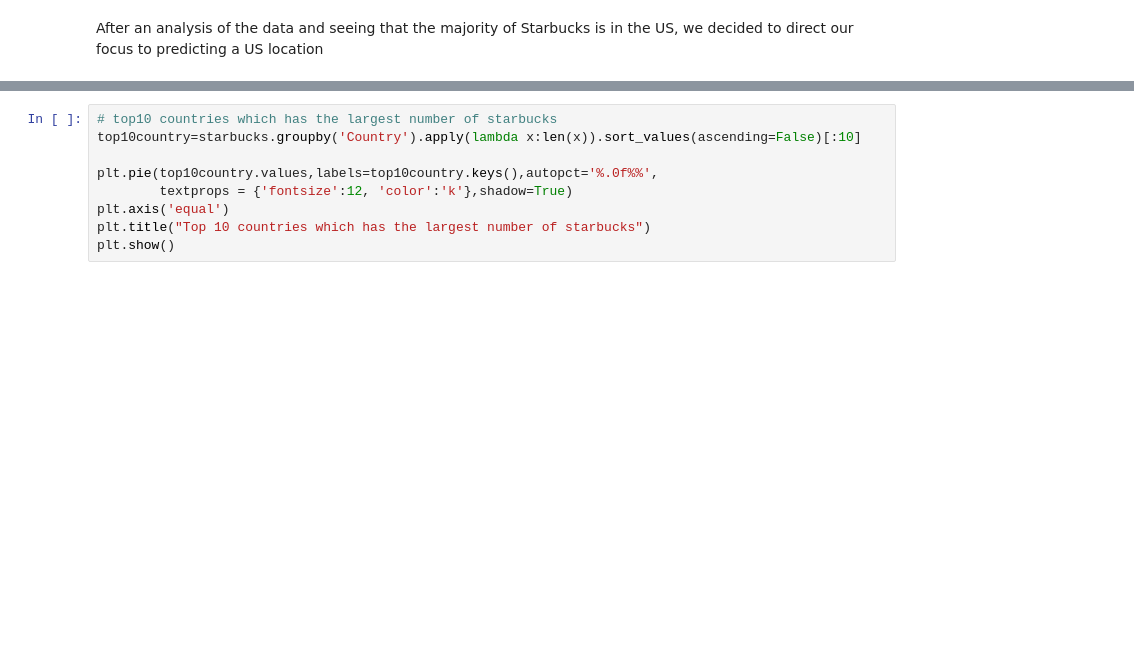
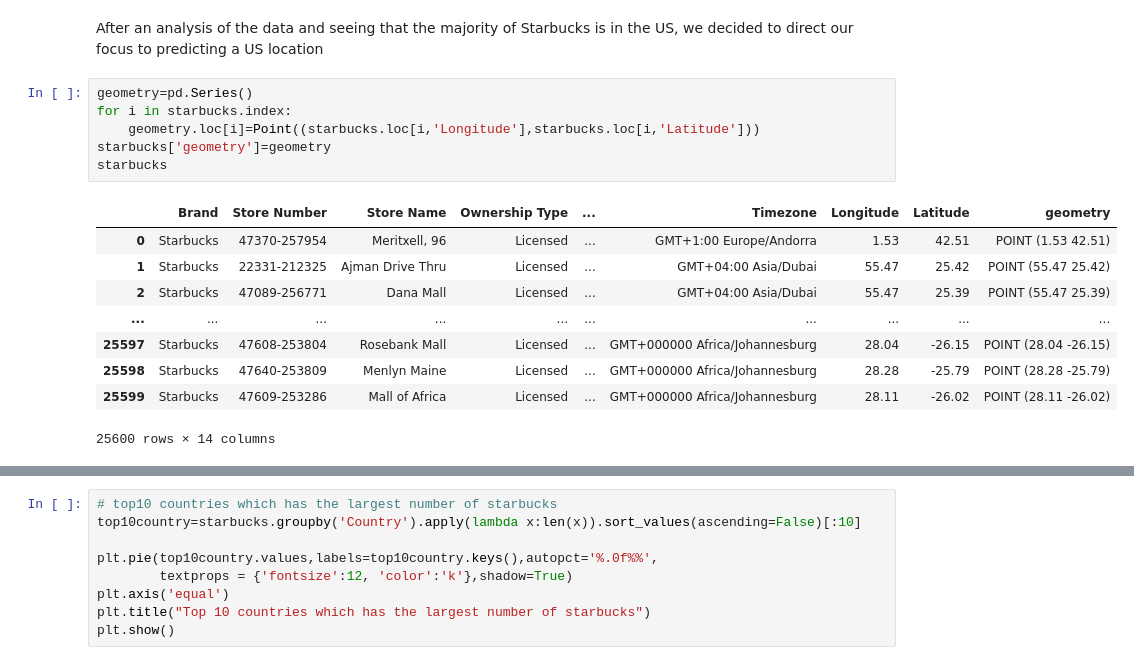
Before and after one commit to reveloff-ucsd/COGS108_44, a Jupyter notebook: FinalProject.ipynb, the cells around one changed output, grey strips where cells are left out. Saved outputs shown, nothing was run; the diff lists cells and outputs as text; blank space fills up the shorter version.

```diff
--- a/FinalProject.ipynb
+++ b/FinalProject.ipynb
@@ -135,3 +135,19 @@ starbucks
 25600 rows × 13 columns
 # %% [markdown]
 After an analysis of the data and seeing that the majority of Starbucks is in the US, we decided to direct our focus to predicting a US location
+# %%
+geometry=pd.Series()
+for i in starbucks.index:
+    geometry.loc[i]=Point((starbucks.loc[i,'Longitude'],starbucks.loc[i,'Latitude']))
+starbucks['geometry']=geometry
+starbucks
+# %% [output]
+|  | Brand | Store Number | Store Name | Ownership Type | ... | Timezone | Longitude | Latitude | geometry |
+| 0 | Starbucks | 47370-257954 | Meritxell, 96 | Licensed | ... | GMT+1:00 Europe/Andorra | 1.53 | 42.51 | POINT (1.53 42.51) |
+| 1 | Starbucks | 22331-212325 | Ajman Drive Thru | Licensed | ... | GMT+04:00 Asia/Dubai | 55.47 | 25.42 | POINT (55.47 25.42) |
+| 2 | Starbucks | 47089-256771 | Dana Mall | Licensed | ... | GMT+04:00 Asia/Dubai | 55.47 | 25.39 | POINT (55.47 25.39) |
+| ... | ... | ... | ... | ... | ... | ... | ... | ... | ... |
+| 25597 | Starbucks | 47608-253804 | Rosebank Mall | Licensed | ... | GMT+000000 Africa/Johannesburg | 28.04 | -26.15 | POINT (28.04 -26.15) |
+| 25598 | Starbucks | 47640-253809 | Menlyn Maine | Licensed | ... | GMT+000000 Africa/Johannesburg | 28.28 | -25.79 | POINT (28.28 -25.79) |
+| 25599 | Starbucks | 47609-253286 | Mall of Africa | Licensed | ... | GMT+000000 Africa/Johannesburg | 28.11 | -26.02 | POINT (28.11 -26.02) |
+25600 rows × 14 columns
```
Also changed, not shown: parts of 28 cells of this notebook.
